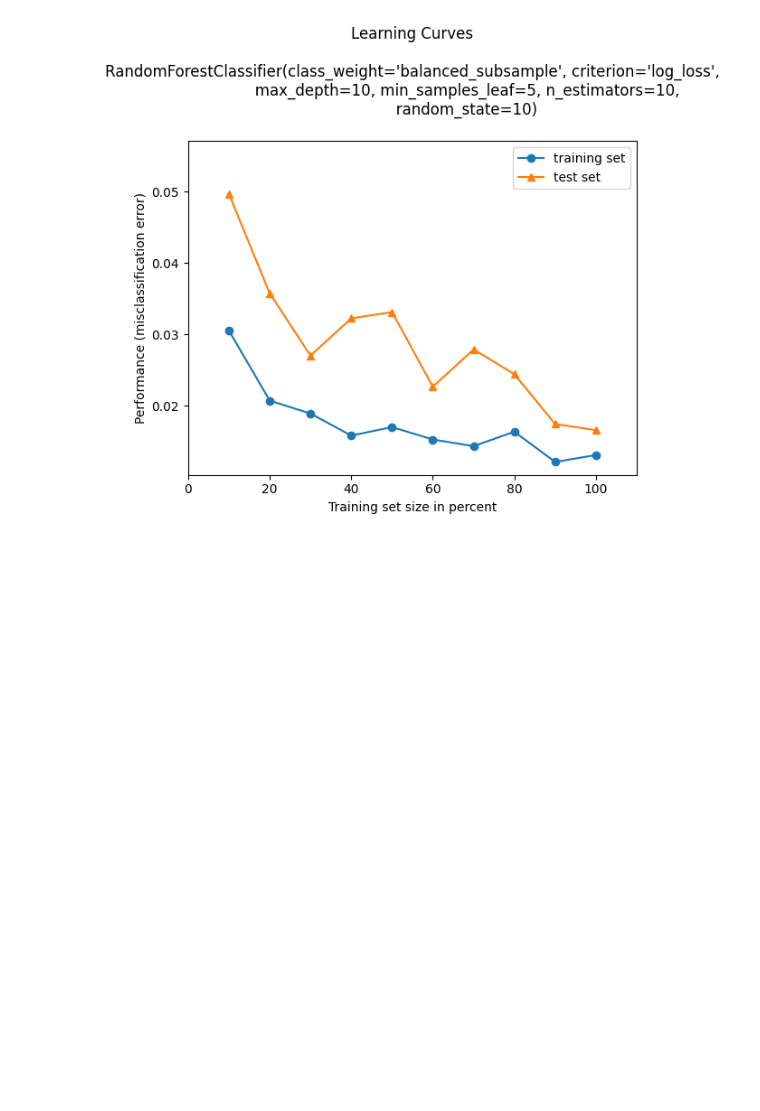
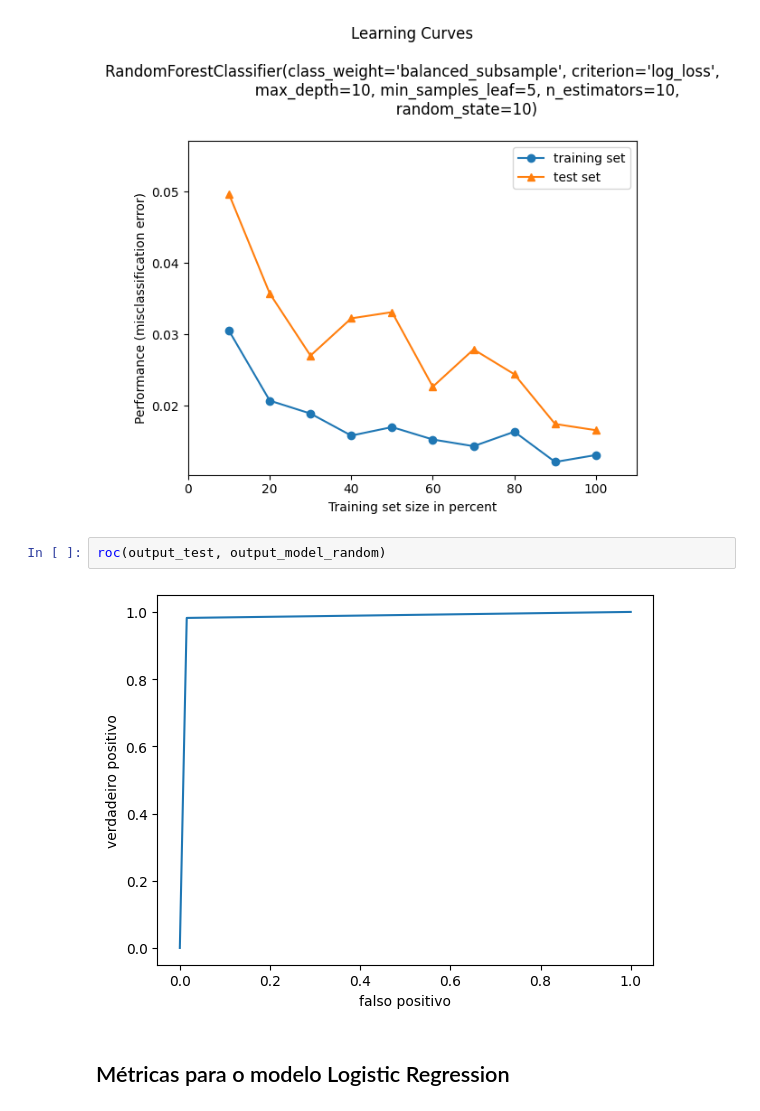
Before and after one commit to cilab-ufersa/euthyroid_sick_syndrome, a Jupyter notebook: euthyroid_sick_syndrome/plot_figures.ipynb, the cells around one changed output. Saved outputs shown, nothing was run; the diff lists cells and outputs as text; blank space fills up the shorter version.

```diff
--- a/euthyroid_sick_syndrome/plot_figures.ipynb
+++ b/euthyroid_sick_syndrome/plot_figures.ipynb
@@ -43,3 +70,9 @@ miss_classification(input_train, output_train, input_test, output_test, model_de
 miss_classification(input_train, output_train, input_test, output_test, model_random_forest)
 # %% [output]
 [figure]
+# %%
+roc(output_test, output_model_random)
+# %% [output]
+[figure, added]
+# %% [markdown]
+## Métricas para o modelo Logistic Regression
```
Also changed, not shown: parts of 19 cells of this notebook, 2 other files.
